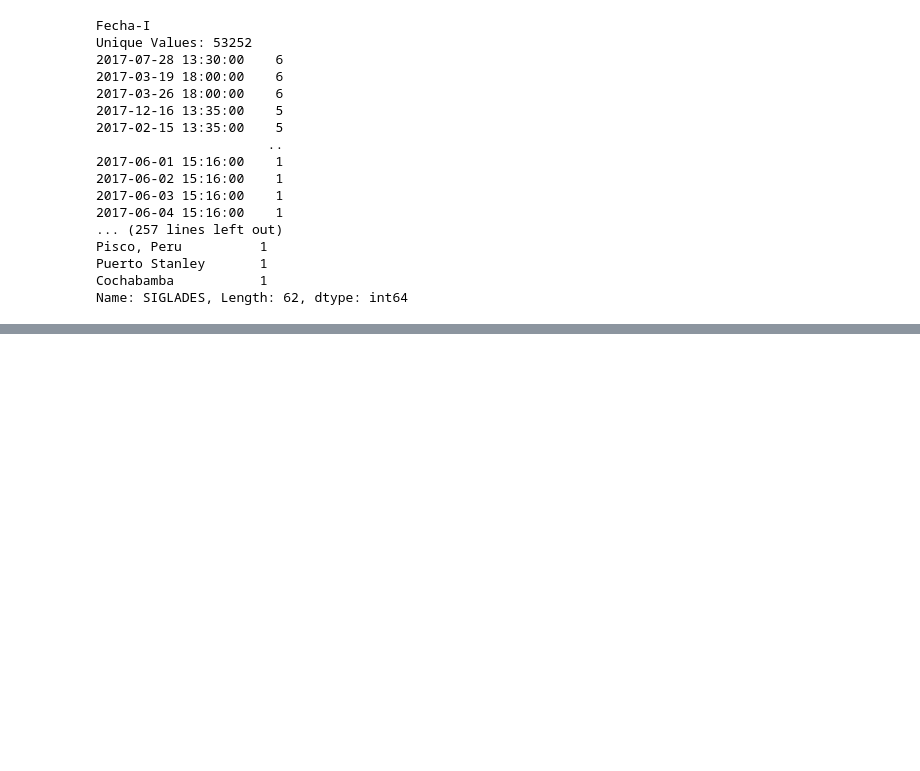
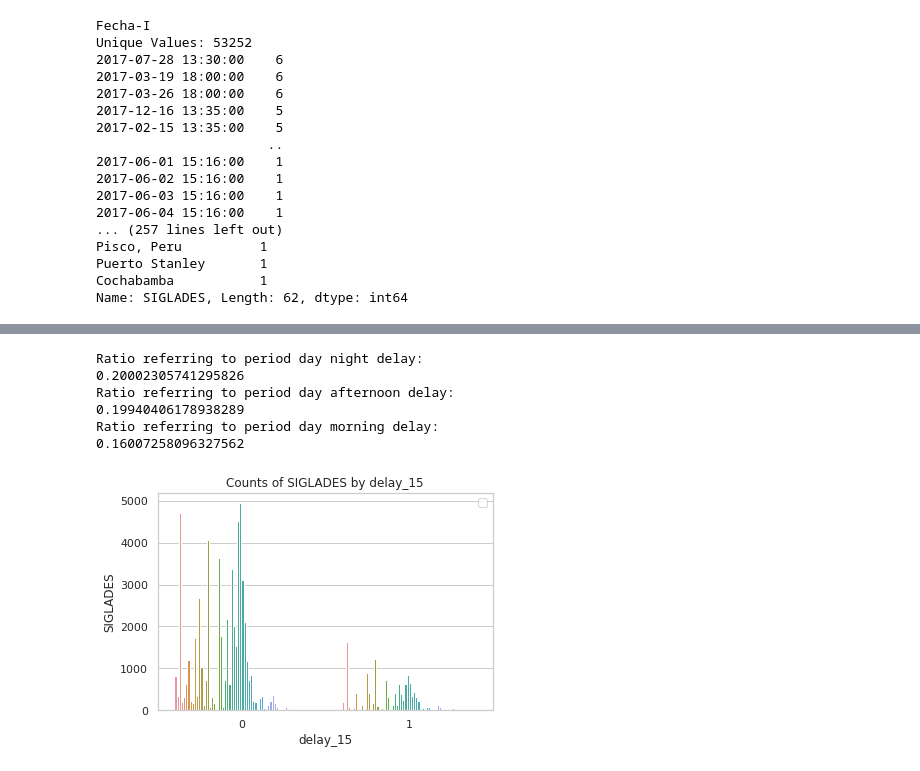
Before and after one commit to Alan-Hans/Challenge-Data-Scientist, a Jupyter notebook: solution.ipynb, the cells around one changed output, grey strips where cells are left out. Saved outputs shown, nothing was run; the diff lists cells and outputs as text; code cells hidden in the pictures; blank space fills up the shorter version.

```diff
--- a/solution.ipynb
+++ b/solution.ipynb
@@ -166,3 +149,9 @@ Pisco, Peru          1
 Puerto Stanley       1
 Cochabamba           1
 Name: SIGLADES, Length: 62, dtype: int64
+# %%
+# Create a new categorical column based on Column1
+df['TIPOVUELO_C'] = df['TIPOVUELO'].apply(lambda x: 1 if x == 'I' else 0)
+
+# Print the updated dataframe
+print(df.info())
@@ -168,0 +217,25 @@ Name: SIGLADES, Length: 62, dtype: int64
+# %%
+import pandas as pd
+
+# Convert date columns to datetime format
+df['Date-I'] = pd.to_datetime(df['Fecha-I'])
+df['Date-O'] = pd.to_datetime(df['Fecha-O'])
+
+# Handle negative values in min_diff column
+df['min_diff'] = df.apply(lambda row: (row['Date-O'] - row['Date-I']).total_seconds() / 60 if row['Date-O'] > row['Date-I'] else 0, axis=1)
+
+# Add period_day column based on Date-I
+df['period_day'] = df['Date-I'].apply(lambda x: 'morning' if 5 <= x.hour < 12 else ('afternoon' if 12 <= x.hour < 19 else 'night'))
+
+# Create a function to set delay_15 column based on min_diff
+def set_delay_15(x):
+    if x > 15:
+        return 1
+    else:
+        return 0
+
+# Apply the set_delay_15 function to create delay_15 column
+df['delay_15'] = df['min_diff'].apply(set_delay_15)
+
+# Print the updated dataframe
+print(df)
@@ -168,0 +298,29 @@ Name: SIGLADES, Length: 62, dtype: int64
+# %%
+# Ratio between High season and delay
+count = df[(df['delay_15'] == 1) & (df['period_day'] == 'night')].shape[0]
+count_2 = df[(df['period_day'] == 'night')].shape[0]
+ratio = count / count_2
+
+count_3 = df[(df['delay_15'] == 1) & (df['period_day'] == 'afternoon')].shape[0]
+count_4 = df[(df['period_day'] == 'afternoon')].shape[0]
+ratio_2 = count_3 / count_4
+
+count_5 = df[(df['delay_15'] == 1) & (df['period_day'] == 'morning')].shape[0]
+count_6 = df[(df['period_day'] == 'morning')].shape[0]
+ratio_3 = count_5 / count_6
+
+print ('Ratio referring to period day night delay:' )
+print (ratio)
+
+print ('Ratio referring to period day afternoon delay:' )
+print (ratio_2)
+
+print ('Ratio referring to period day morning delay:' )
+print (ratio_3)
+# %% [output]
+Ratio referring to period day night delay:
+0.20002305741295826
+Ratio referring to period day afternoon delay:
+0.19940406178938289
+Ratio referring to period day morning delay:
+0.16007258096327562
@@ -168,0 +340,11 @@ Name: SIGLADES, Length: 62, dtype: int64
+# %%
+sns.countplot(x='delay_15', hue='SIGLADES', data=df)
+
+# set axis labels and title
+plt.xlabel('delay_15')
+plt.ylabel('SIGLADES')
+plt.title('Counts of SIGLADES by delay_15')
+plt.legend(labels=[])
+plt.show()
+# %% [output]
+[figure, added]
```
Also changed, not shown: parts of 30 cells of this notebook.
